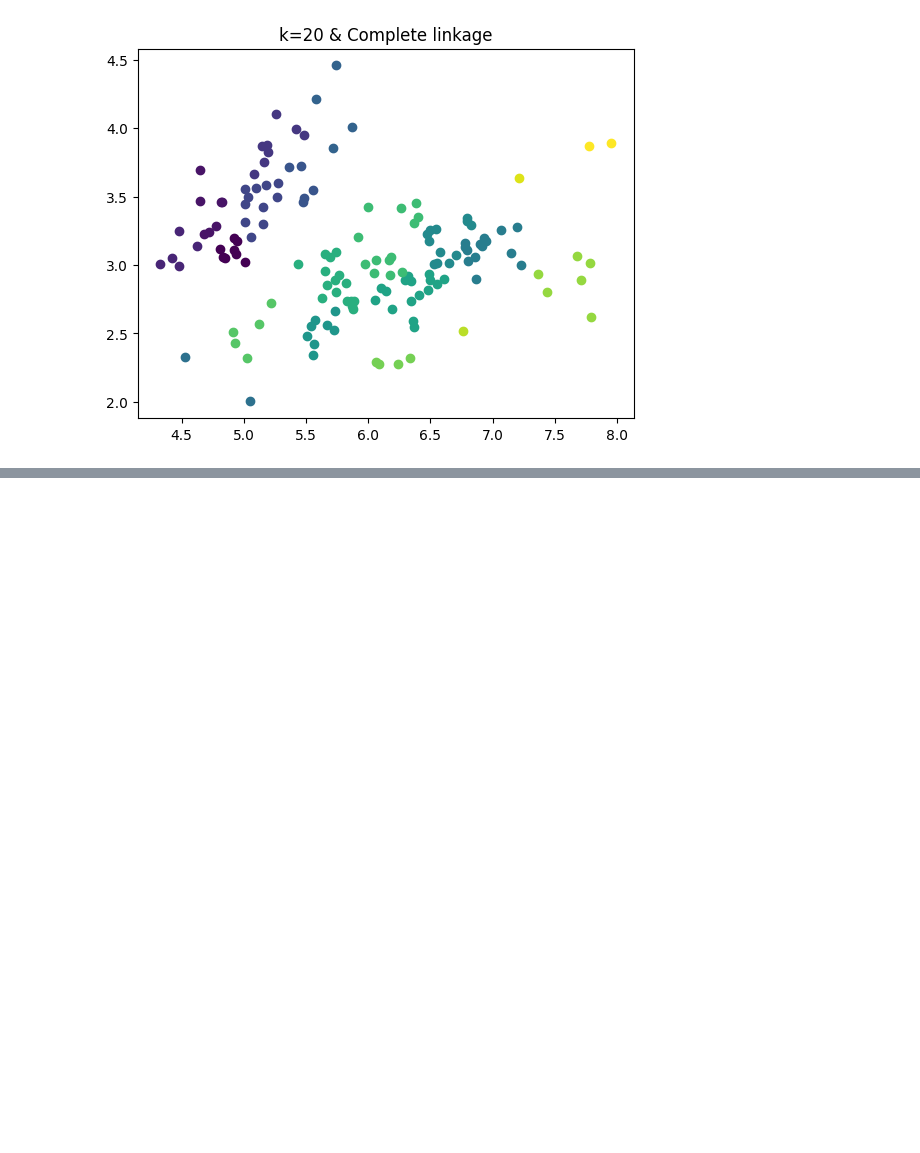
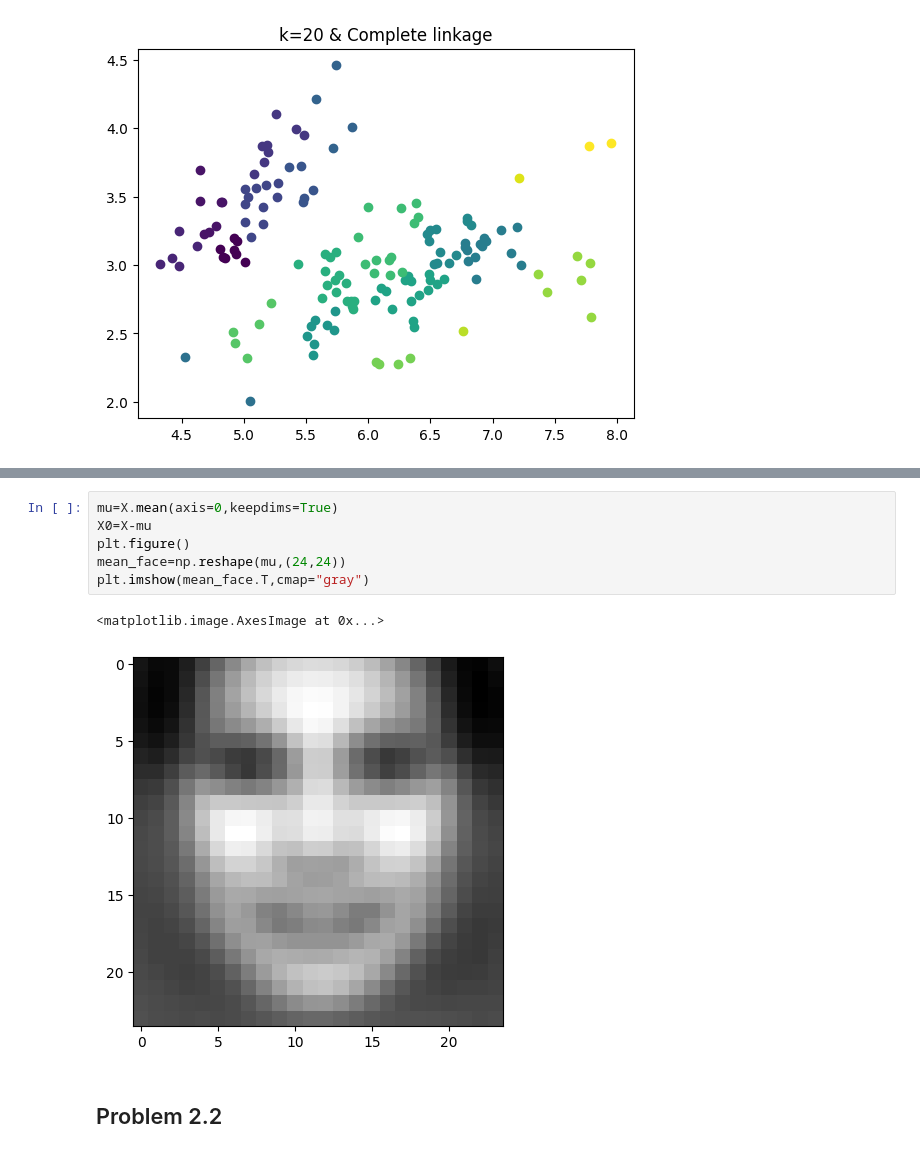
Before and after one commit to hjy22/cs273p_ML, a Jupyter notebook: hw/HW5/hw5.ipynb, the cells around one changed output, grey strips where cells are left out. Saved outputs shown, nothing was run; the diff lists cells and outputs as text; blank space fills up the shorter version.

```diff
--- a/hw/HW5/hw5.ipynb
+++ b/hw/HW5/hw5.ipynb
@@ -87,0 +107,11 @@ for k in k_arr:
+# %%
+mu=X.mean(axis=0,keepdims=True)
+X0=X-mu
+plt.figure()
+mean_face=np.reshape(mu,(24,24))
+plt.imshow(mean_face.T,cmap="gray")
+# %% [output]
+<matplotlib.image.AxesImage at 0x...>
+[figure, added]
+# %% [markdown]
+## Problem 2.2
```
Also changed, not shown: parts of 17 cells of this notebook, 6 other files.
